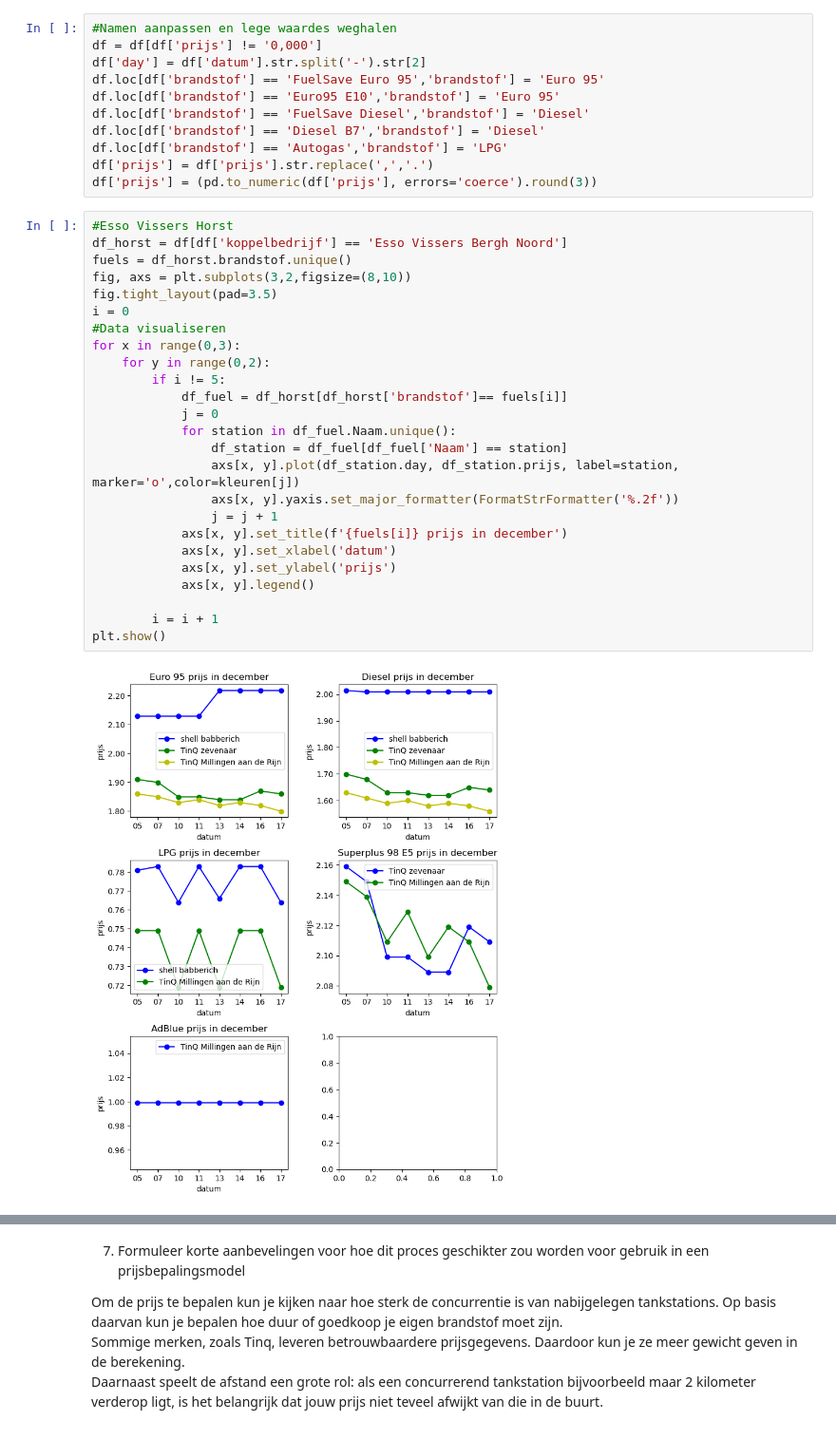
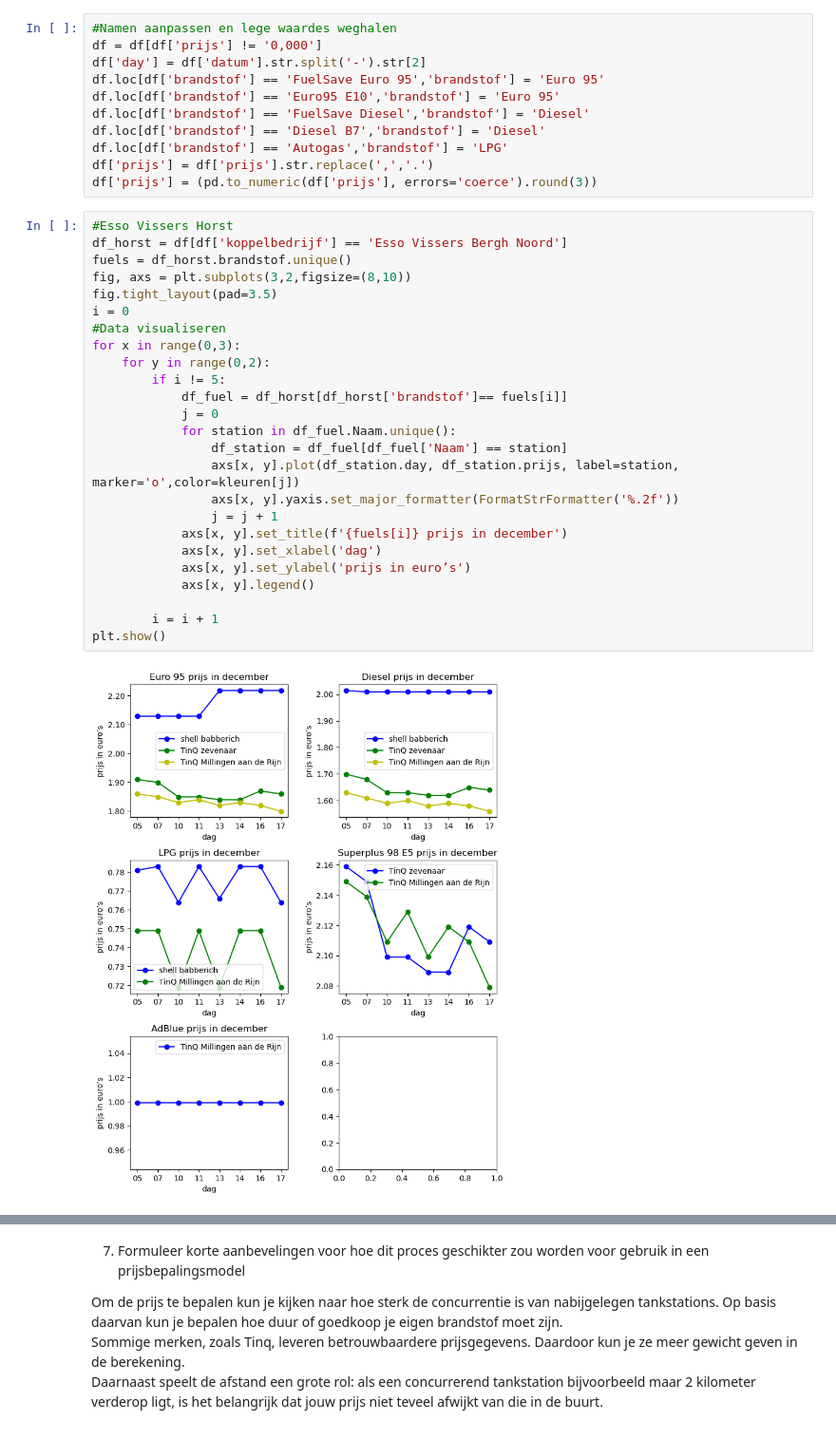
Before and after one commit to Renzo128/VissersEnergy, a Jupyter notebook: Vissers Energy Group.ipynb, the cells around one changed output, grey strips where cells are left out. Shown at 95% size. Saved outputs shown, nothing was run; the diff lists cells and outputs as text.

```diff
--- a/Vissers Energy Group.ipynb
+++ b/Vissers Energy Group.ipynb
@@ -213,30 +213,30 @@ df['prijs'] = (pd.to_numeric(df['prijs'], errors='coerce').round(3))
 # %%
 #Esso Vissers Horst
 df_horst = df[df['koppelbedrijf'] == 'Esso Vissers Bergh Noord']
 fuels = df_horst.brandstof.unique()
 fig, axs = plt.subplots(3,2,figsize=(8,10))
 fig.tight_layout(pad=3.5)
 i = 0
 #Data visualiseren
 for x in range(0,3):
     for y in range(0,2):
         if i != 5:
             df_fuel = df_horst[df_horst['brandstof']== fuels[i]]
             j = 0
             for station in df_fuel.Naam.unique():
                 df_station = df_fuel[df_fuel['Naam'] == station]
                 axs[x, y].plot(df_station.day, df_station.prijs, label=station, marker='o',color=kleuren[j])
                 axs[x, y].yaxis.set_major_formatter(FormatStrFormatter('%.2f'))
                 j = j + 1
             axs[x, y].set_title(f'{fuels[i]} prijs in december')
-            axs[x, y].set_xlabel('datum')
-            axs[x, y].set_ylabel('prijs')
+            axs[x, y].set_xlabel('dag')
+            axs[x, y].set_ylabel('prijs in euro’s')
             axs[x, y].legend()
 
         i = i + 1
 plt.show()
 # %% [output]
-[figure, old version]
+[figure, new version]
 # %%
 
 #BP Vissers Afferden
```
Also changed, not shown: parts of 3 cells of this notebook.
